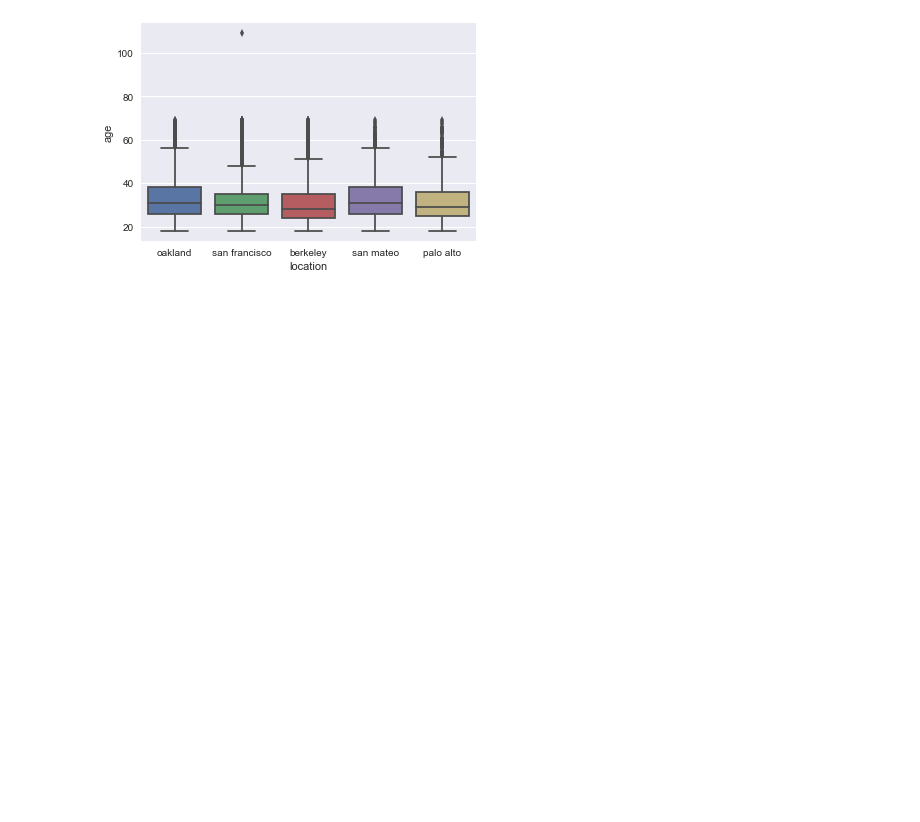
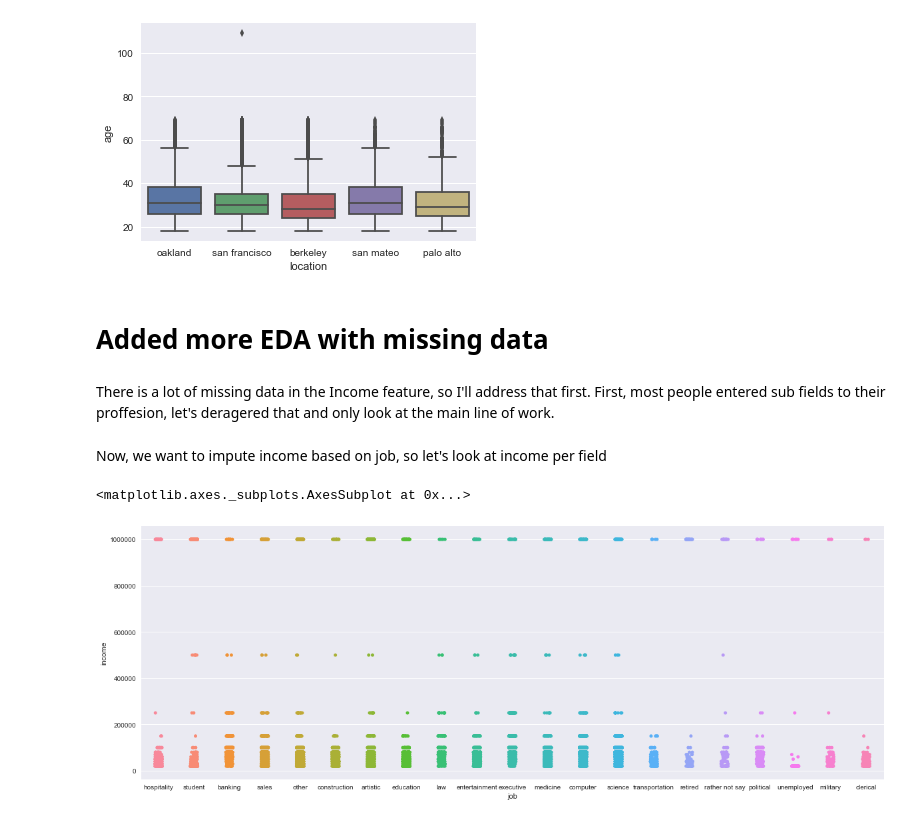
Before and after one commit to michael-far/applied-data-science, a Jupyter notebook: Python Review/021950860_MichaelFarjon_EDA_OkCupid.ipynb, the cells around one changed output. Cells and saved outputs as stored; diff of their text form; code cells hidden in the pictures; blank space fills up the shorter version.

Commit message:
Hw2, added dealing with missing data

```diff
--- a/Python Review/021950860_MichaelFarjon_EDA_OkCupid.ipynb
+++ b/Python Review/021950860_MichaelFarjon_EDA_OkCupid.ipynb
@@ -98,3 +98,18 @@ sns.boxplot( x= 'location', y = 'age', data = df[df['location'].isin(cities)])
 # %% [output]
 <matplotlib.axes._subplots.AxesSubplot at 0x...>
 [figure]
+# %% [markdown]
+# Added more EDA with missing data
+# %% [markdown]
+There is a lot of missing data in the Income feature, so I'll address that first.
+First, most people entered sub fields to their proffesion, let's deragered that and only look at the main line of work.
+# %%
+df['job'] = df['job'].str.split(' /').str.get(0)
+# %% [markdown]
+Now, we want to impute income based on job, so let's look at income per field
+# %%
+plt.figure(figsize= (20,7))
+sns.stripplot(y='income', x = 'job', data = df[df['income'] > -1], jitter= True)
+# %% [output]
+<matplotlib.axes._subplots.AxesSubplot at 0x...>
+[figure, added]
```
Also changed, not shown: parts of 6 cells of this notebook.
